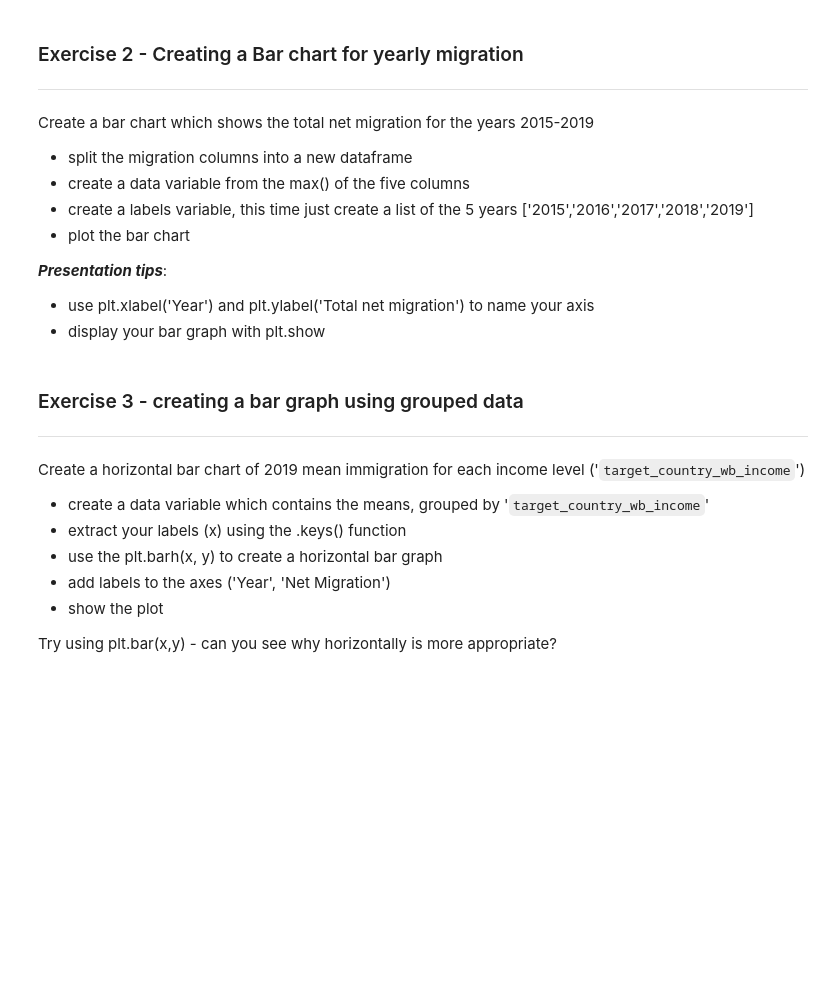
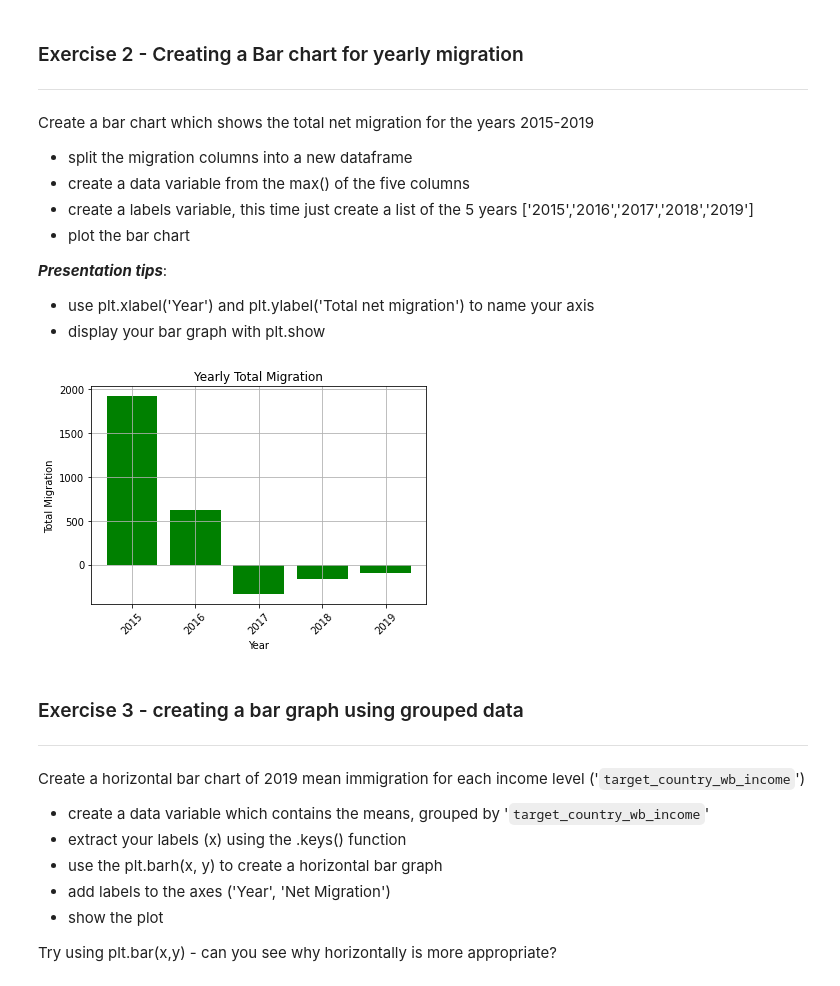
Before and after one commit to JaySanthanam/Programming-for-data, a Jupyter notebook: Worksheets/7_1_Visualisation_with_matplotlib.ipynb, the cells around one changed output. Cells and saved outputs as stored; diff of their text form; code cells hidden in the pictures; blank space fills up the shorter version.

```diff
--- a/Worksheets/7_1_Visualisation_with_matplotlib.ipynb
+++ b/Worksheets/7_1_Visualisation_with_matplotlib.ipynb
@@ -78,6 +139,20 @@ Create a bar chart which shows the total net migration for the years 2015-2019
 ***Presentation tips***:
 * use plt.xlabel('Year') and plt.ylabel('Total net migration') to name your axis
 * display your bar graph with plt.show
+# %%
+migration_tot = migration_df.sum()
+yr_list = [2015,2016,2017,2018,2019]
+net_mig = np.array(migration_tot)
+plt.bar(yr_list, net_mig, color='green', align = 'center')
+plt.xlabel("Year")
+plt.ylabel("Total Migration")
+plt.title("Yearly Total Migration")
+plt.xticks(yr_list)
+plt.xticks(rotation=45)
+plt.grid()
+plt.show()
+# %% [output]
+[figure, added]
 # %% [markdown]
 ### Exercise 3 - creating a bar graph using grouped data
 ---
```
Also changed, not shown: parts of 3 cells of this notebook.
